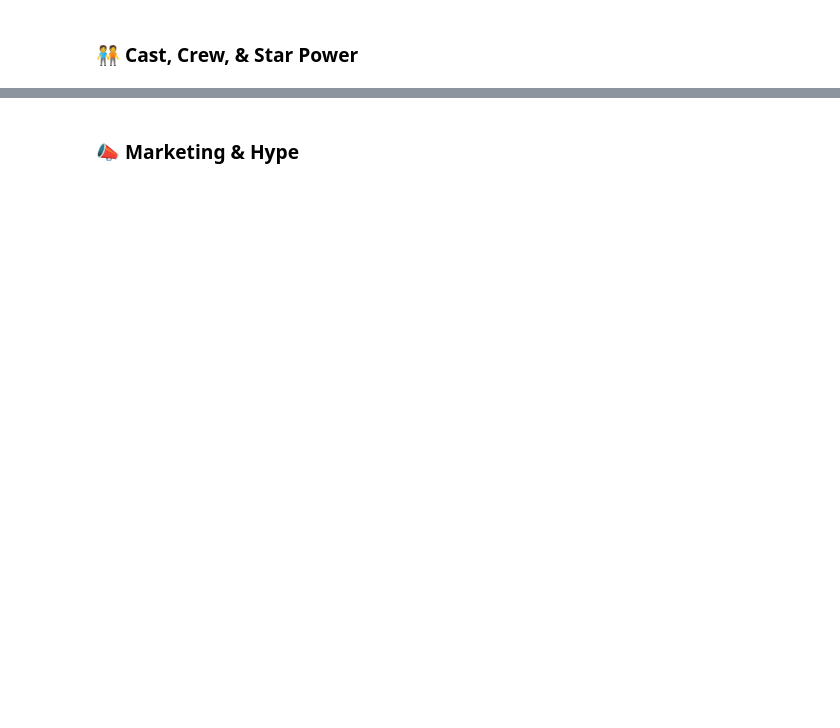
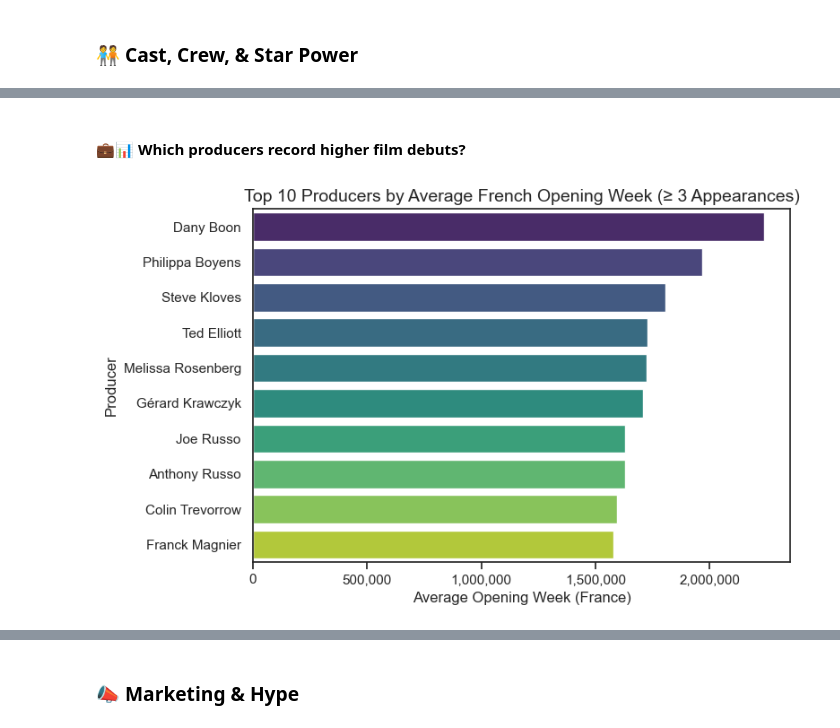
Before and after one commit to MichAdebayo/new-is-always-better, a Jupyter notebook: machine_learning/allocine_analysis.ipynb, the cells around one changed output, grey strips where cells are left out. Cells and saved outputs as stored; diff of their text form; code cells hidden in the pictures; blank space fills up the shorter version.

```diff
--- a/machine_learning/allocine_analysis.ipynb
+++ b/machine_learning/allocine_analysis.ipynb
@@ -983,0 +1057,51 @@ Does having multiple producers (producers_count) correlate with better openings?
+# %% [markdown]
+#### 💼📊 Which producers record higher film debuts?
+# %%
+# Apply safe parsing
+df_fusion['producers_list'] = df_fusion['producers_list'].apply(parse_list)
+
+# Explode the list to one producer per row
+df_exploded = df_fusion.explode('producers_list').rename(columns={'producers_list': 'producer'})
+
+# Remove rows with missing producer
+df_exploded = df_exploded.dropna(subset=['producer'])
+
+# Group by producer to compute performance
+producer_stats = df_exploded.groupby('producer').agg(
+    mean_opening_week=('opening_week_france_num', 'mean'),
+    appearances=('opening_week_france_num', 'count')
+).sort_values(by='mean_opening_week', ascending=False)
+
+# Filter to producers with at least 3 movies
+producer_stats_filtered = producer_stats[producer_stats['appearances'] >= 3]
+
+# Select top 10 prodcuers by average opening week
+top_producers = producer_stats_filtered .head(10).reset_index()
+
+# Plot
+plt.figure(figsize=(8, 5))
+sns.set(style="white")
+sns.barplot(
+    data=top_producers,
+    x='mean_opening_week',
+    y='producer',
+    palette='viridis',
+    hue='producer',
+    legend=False
+)
+
+
+# Format x-axis to show full numbers with commas
+formatter = FuncFormatter(lambda x, _: f'{int(x):,}')
+plt.gca().xaxis.set_major_formatter(formatter)
+
+# Add x-axis tick marks
+plt.tick_params(axis='x', which='both', bottom=True, top=False)
+
+plt.title('Top 10 Producers by Average French Opening Week (≥ 3 Appearances)', fontsize=14)
+plt.xlabel('Average Opening Week (France)')
+plt.ylabel('Producer')
+plt.tight_layout()
+plt.show()
+# %% [output]
+[figure, added]
```
Also changed, not shown: parts of 20 cells of this notebook.
